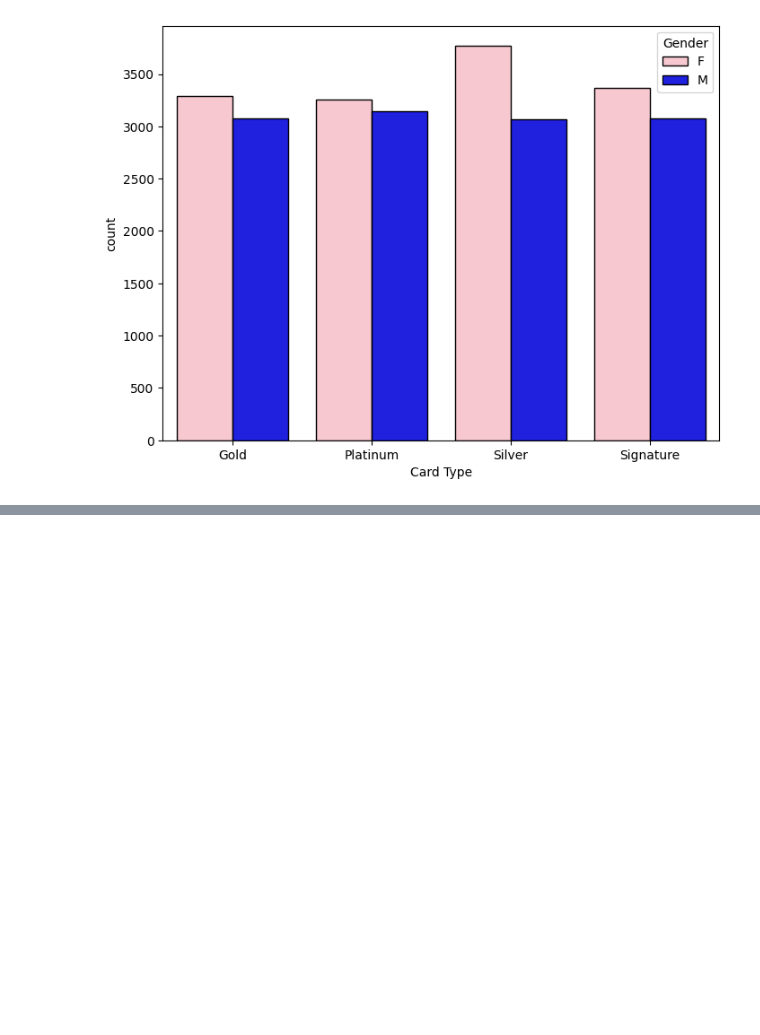
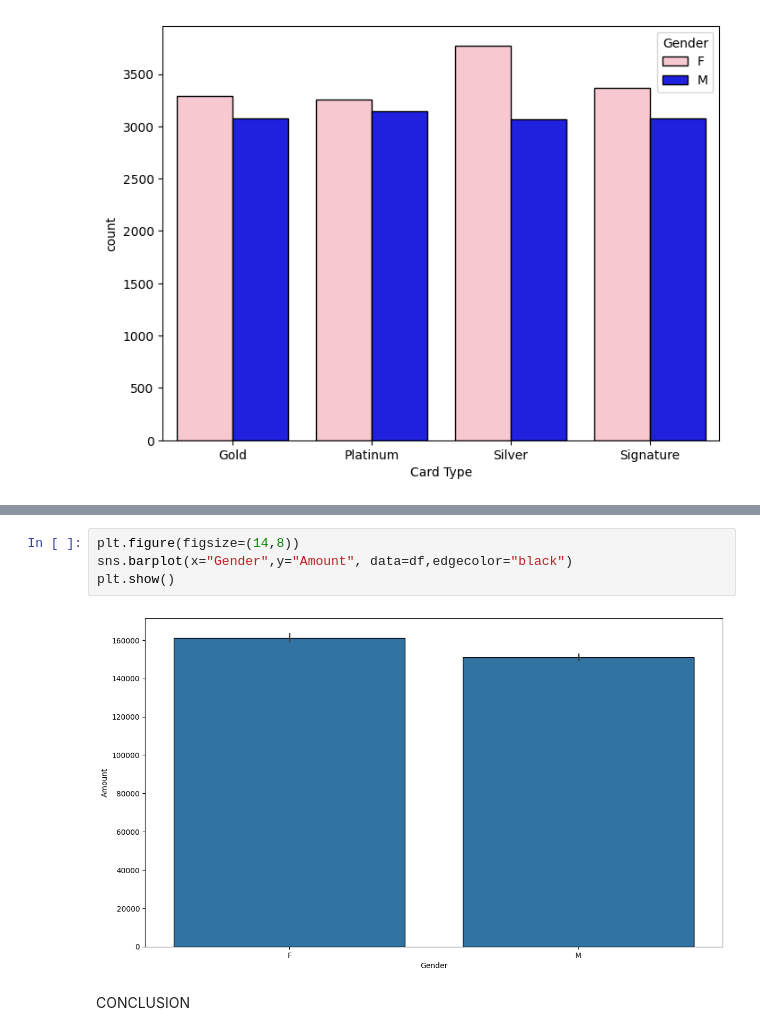
Before and after one commit to RichardKameri/pydata, a Jupyter notebook: Capstone.ipynb, the cells around one changed output, grey strips where cells are left out. Saved outputs shown, nothing was run; the diff lists cells and outputs as text; blank space fills up the shorter version.

```diff
--- a/Capstone.ipynb
+++ b/Capstone.ipynb
@@ -238,0 +262,8 @@ plt.show()
+# %%
+plt.figure(figsize=(14,8))
+sns.barplot(x="Gender",y="Amount", data=df,edgecolor="black")
+plt.show()
+# %% [output]
+[figure, added]
+# %% [markdown]
+CONCLUSION
```
Also changed, not shown: parts of 4 cells of this notebook.
